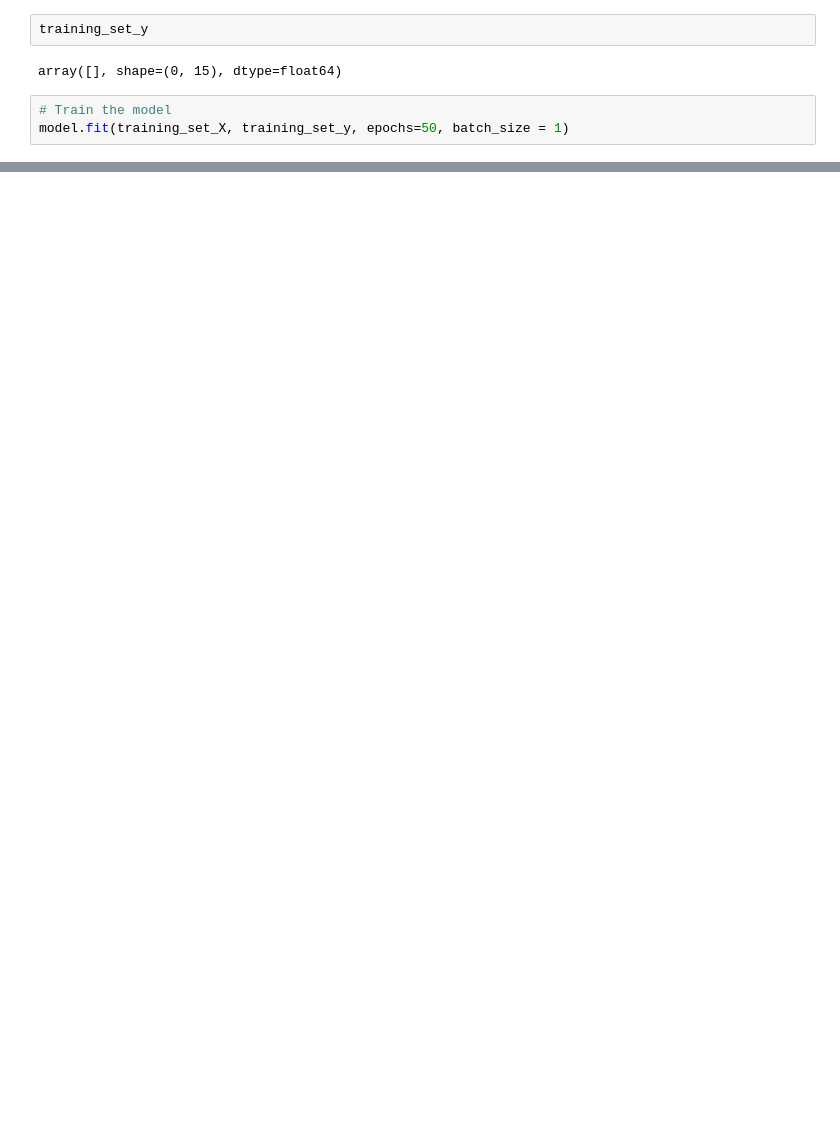
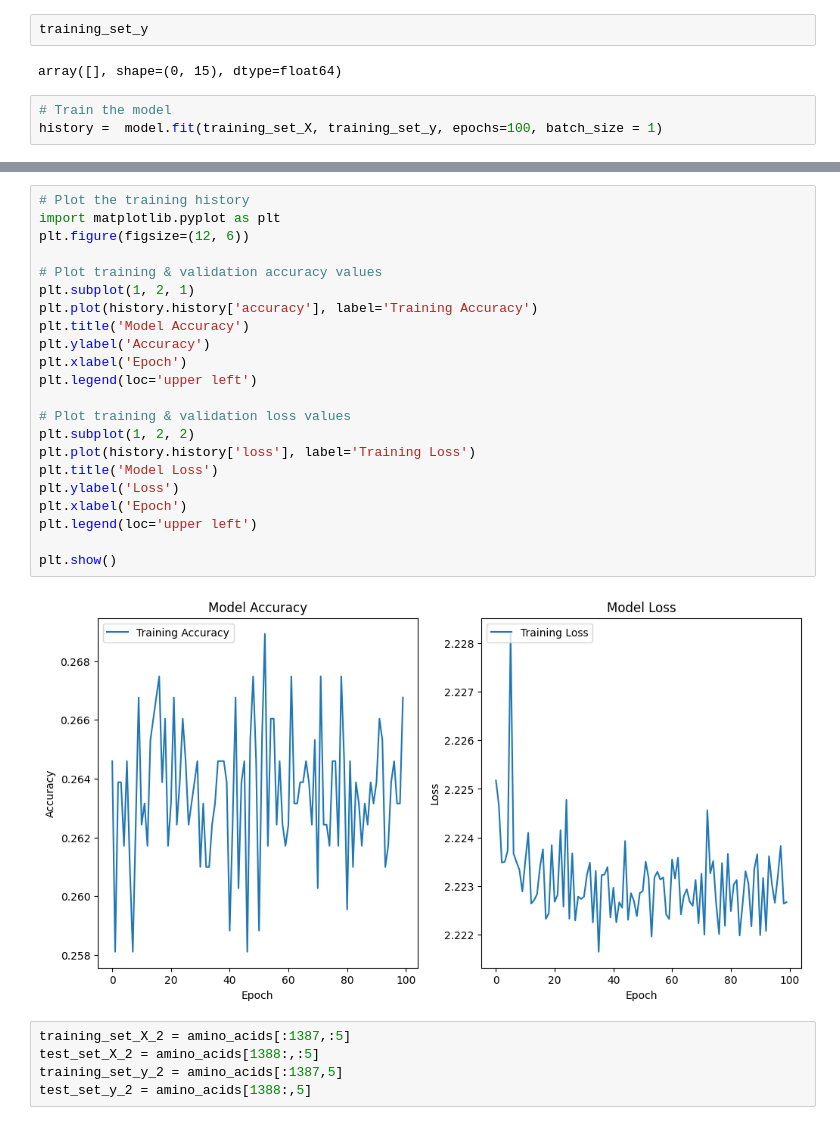
Before and after one commit to lokalokes/deepTCR, a Jupyter notebook: 2_BaselineModel/deepTCR_baseline_model_update.ipynb, the cells around one changed output, grey strips where cells are left out. Drawn from its saved outputs; the diff is of its cells as text; blank space fills up the shorter version.

```diff
--- a/2_BaselineModel/deepTCR_baseline_model_update.ipynb
+++ b/2_BaselineModel/deepTCR_baseline_model_update.ipynb
@@ -196,5 +196,5 @@ training_set_y
 array([], shape=(0, 15), dtype=float64)
 # %%
 # Train the model
-model.fit(training_set_X, training_set_y, epochs=50, batch_size = 1)
+history =  model.fit(training_set_X, training_set_y, epochs=100, batch_size = 1)
 # %% [output]
@@ -204,0 +218,29 @@ Make sure all arrays contain the same number of samples.
+# %%
+# Plot the training history
+import matplotlib.pyplot as plt
+plt.figure(figsize=(12, 6))
+
+# Plot training & validation accuracy values
+plt.subplot(1, 2, 1)
+plt.plot(history.history['accuracy'], label='Training Accuracy')
+plt.title('Model Accuracy')
+plt.ylabel('Accuracy')
+plt.xlabel('Epoch')
+plt.legend(loc='upper left')
+
+# Plot training & validation loss values
+plt.subplot(1, 2, 2)
+plt.plot(history.history['loss'], label='Training Loss')
+plt.title('Model Loss')
+plt.ylabel('Loss')
+plt.xlabel('Epoch')
+plt.legend(loc='upper left')
+
+plt.show()
+# %% [output]
+[figure, added]
+# %%
+training_set_X_2 = amino_acids[:1387,:5]
+test_set_X_2 = amino_acids[1388:,:5]
+training_set_y_2 = amino_acids[:1387,5]
+test_set_y_2 = amino_acids[1388:,5]
```
Also changed, not shown: parts of 4 cells of this notebook.
